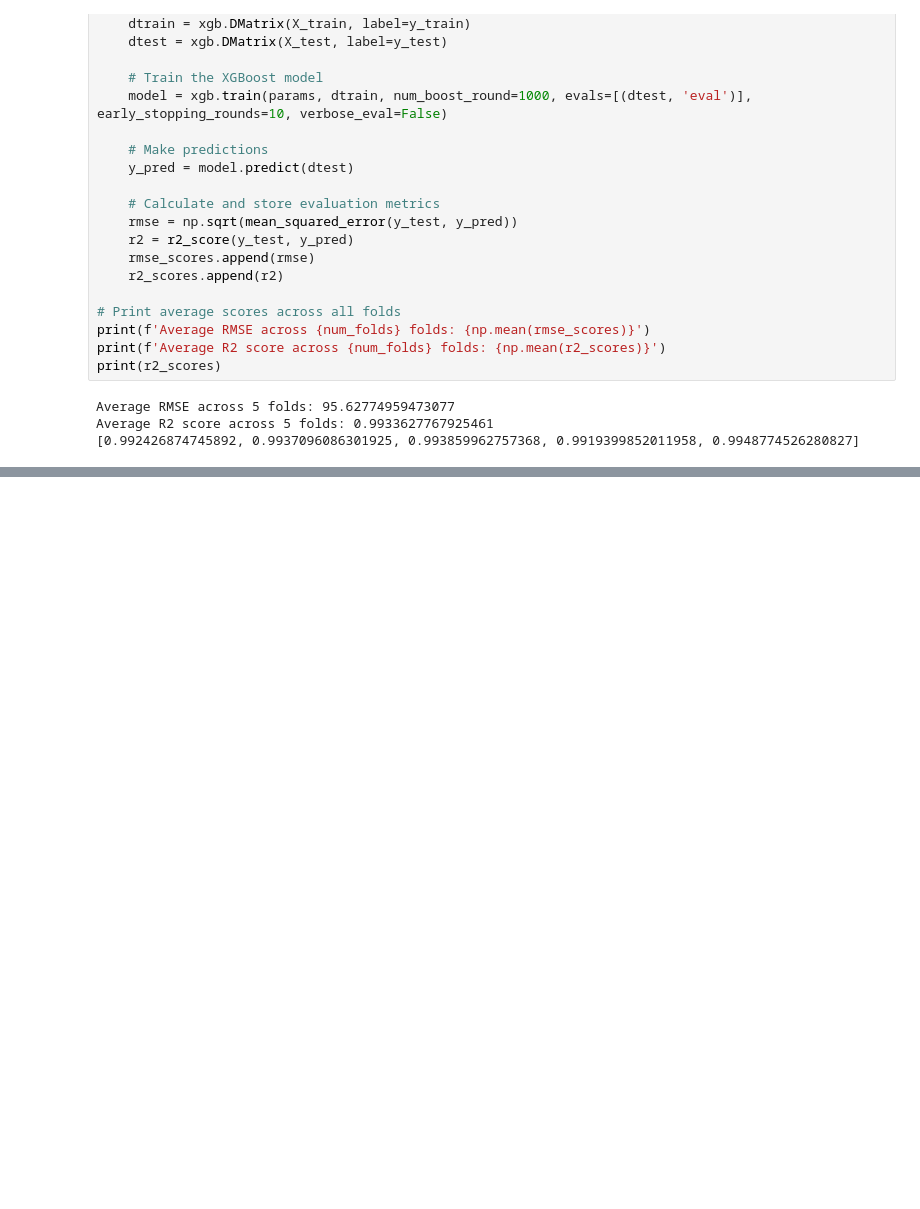
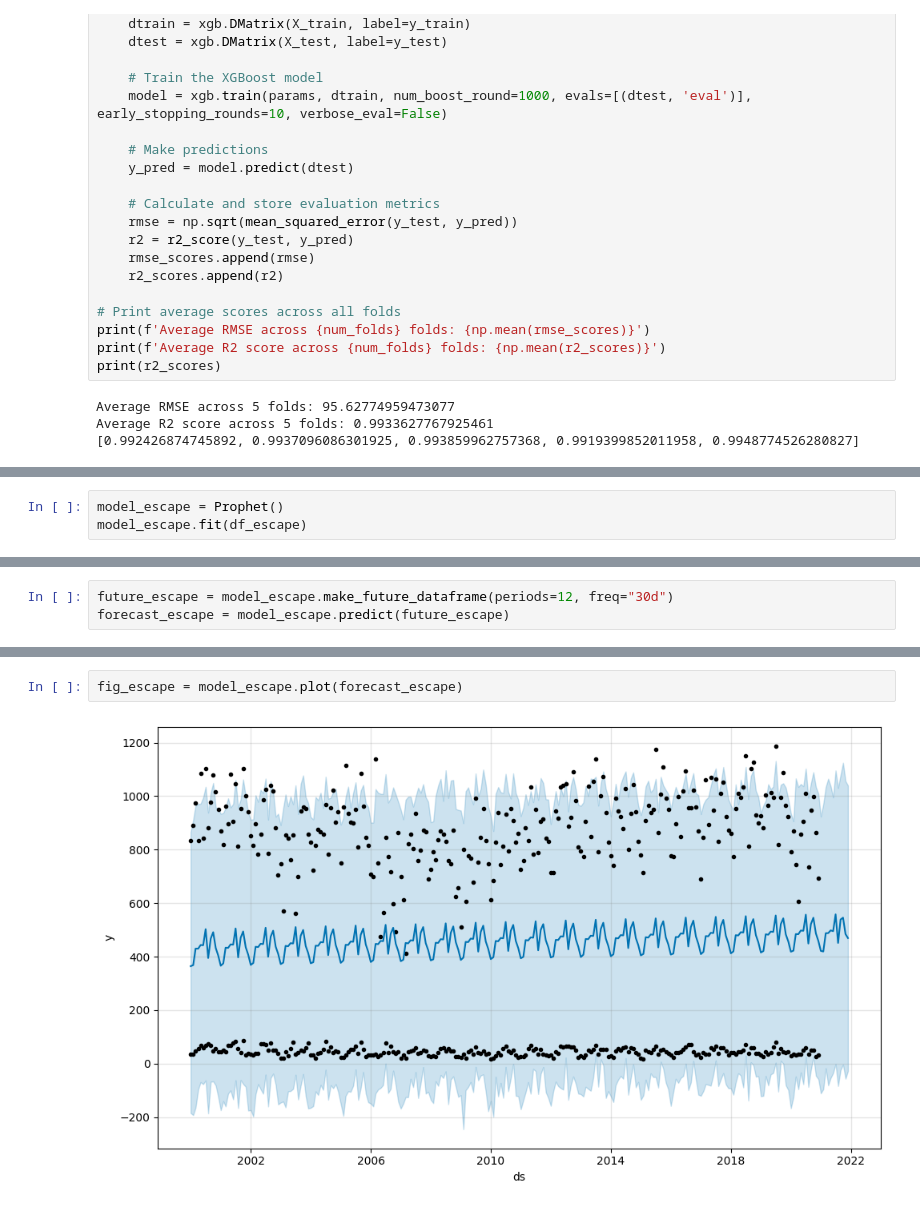
Before and after one commit to diksha-shrivastava13/Traffic-Accidents-Model, a Jupyter notebook: ai-challenge-2.ipynb, the cells around one changed output, grey strips where cells are left out. Cells and saved outputs as stored; diff of their text form; blank space fills up the shorter version.

```diff
--- a/ai-challenge-2.ipynb
+++ b/ai-challenge-2.ipynb
@@ -671,0 +690,3 @@ df.head()
+# %%
+model_escape = Prophet()
+model_escape.fit(df_escape)
@@ -671,0 +697,3 @@ df.head()
+# %%
+future_escape = model_escape.make_future_dataframe(periods=12, freq="30d")
+forecast_escape = model_escape.predict(future_escape)
@@ -671,0 +716,4 @@ df.head()
+# %%
+fig_escape = model_escape.plot(forecast_escape)
+# %% [output]
+[figure, added]
```
Also changed, not shown: parts of 81 cells of this notebook.
